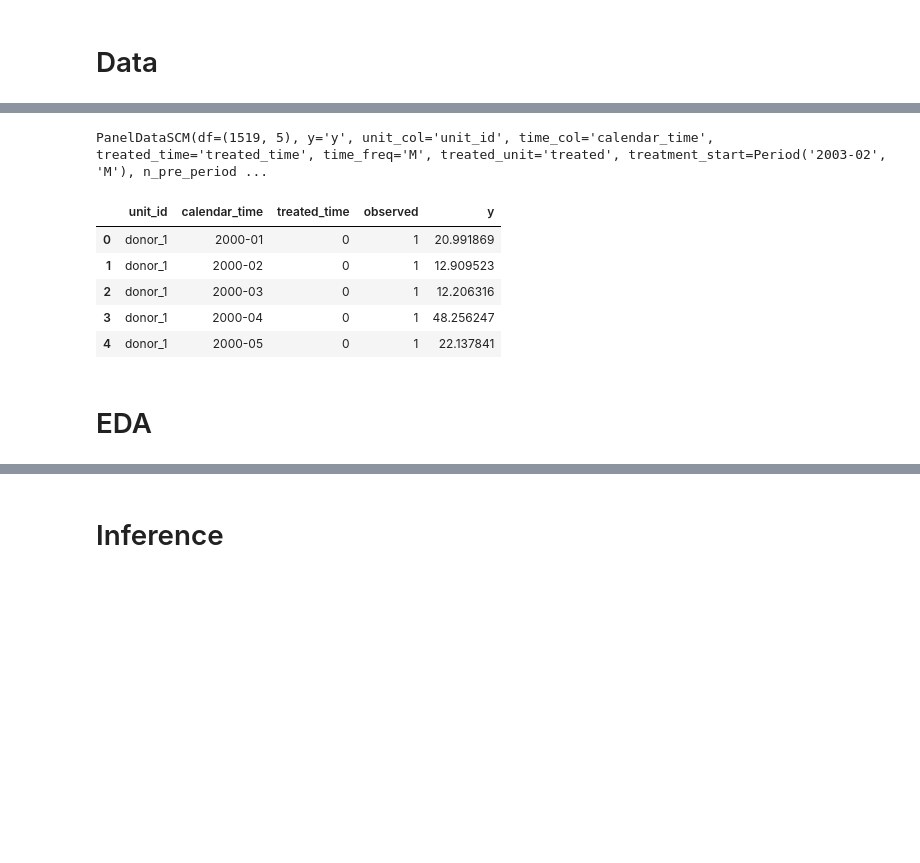
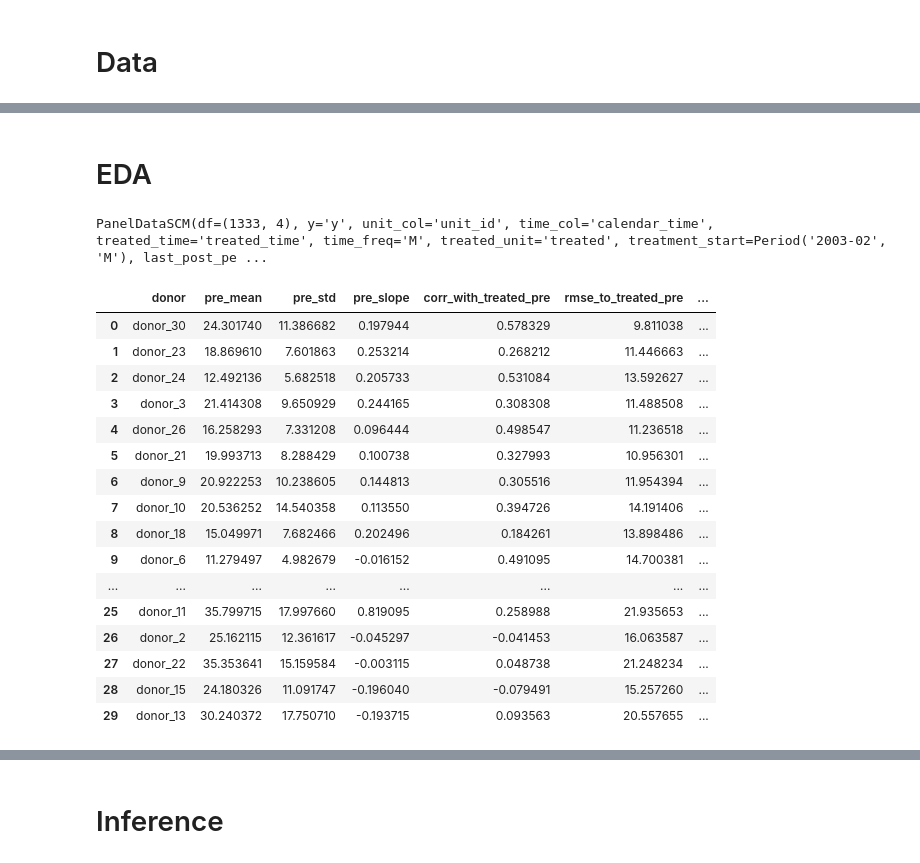
Before and after one commit to IoannMartynov/Causalis, a Jupyter notebook: notebooks/scenarios/synthetic_control.ipynb, the cells around one changed output, grey strips where cells are left out. Drawn from its saved outputs; the diff is of its cells as text; code cells hidden in the pictures; blank space fills up the shorter version.

```diff
--- a/notebooks/scenarios/synthetic_control.ipynb
+++ b/notebooks/scenarios/synthetic_control.ipynb
@@ -34,17 +34,9 @@ paneldata = PanelDataSCM(
     time_col='calendar_time',
     treated_time='treated_time'
 )
-paneldata
-# %% [output]
-PanelDataSCM(df=(1519, 5), y='y', unit_col='unit_id', time_col='calendar_time', treated_time='treated_time', time_freq='M', treated_unit='treated', treatment_start=Period('2003-02', 'M'), n_pre_period ...
-# %%
-paneldata.df.head()
-# %% [output]
-|  | unit_id | calendar_time | treated_time | observed | y |
-| 0 | donor_1 | 2000-01 | 0 | 1 | 20.991869 |
-| 1 | donor_1 | 2000-02 | 0 | 1 | 12.909523 |
-| 2 | donor_1 | 2000-03 | 0 | 1 | 12.206316 |
-| 3 | donor_1 | 2000-04 | 0 | 1 | 48.256247 |
-| 4 | donor_1 | 2000-05 | 0 | 1 | 22.137841 |
 # %% [markdown]
 # EDA
+# %%
+paneldata
+# %% [output]
+PanelDataSCM(df=(1333, 4), y='y', unit_col='unit_id', time_col='calendar_time', treated_time='treated_time', time_freq='M', treated_unit='treated', treatment_start=Period('2003-02', 'M'), last_post_pe ...
@@ -51,3 +45,23 @@ paneldata.df.head()
+# %%
+donors_diagnostics(paneldata)
+# %% [output]
+|  | donor | pre_mean | pre_std | pre_slope | corr_with_treated_pre | rmse_to_treated_pre | ... |
+| 0 | donor_30 | 24.301740 | 11.386682 | 0.197944 | 0.578329 | 9.811038 | ... |
+| 1 | donor_23 | 18.869610 | 7.601863 | 0.253214 | 0.268212 | 11.446663 | ... |
+| 2 | donor_24 | 12.492136 | 5.682518 | 0.205733 | 0.531084 | 13.592627 | ... |
+| 3 | donor_3 | 21.414308 | 9.650929 | 0.244165 | 0.308308 | 11.488508 | ... |
+| 4 | donor_26 | 16.258293 | 7.331208 | 0.096444 | 0.498547 | 11.236518 | ... |
+| 5 | donor_21 | 19.993713 | 8.288429 | 0.100738 | 0.327993 | 10.956301 | ... |
+| 6 | donor_9 | 20.922253 | 10.238605 | 0.144813 | 0.305516 | 11.954394 | ... |
+| 7 | donor_10 | 20.536252 | 14.540358 | 0.113550 | 0.394726 | 14.191406 | ... |
+| 8 | donor_18 | 15.049971 | 7.682466 | 0.202496 | 0.184261 | 13.898486 | ... |
+| 9 | donor_6 | 11.279497 | 4.982679 | -0.016152 | 0.491095 | 14.700381 | ... |
+| ... | ... | ... | ... | ... | ... | ... | ... |
+| 25 | donor_11 | 35.799715 | 17.997660 | 0.819095 | 0.258988 | 21.935653 | ... |
+| 26 | donor_2 | 25.162115 | 12.361617 | -0.045297 | -0.041453 | 16.063587 | ... |
+| 27 | donor_22 | 35.353641 | 15.159584 | -0.003115 | 0.048738 | 21.248234 | ... |
+| 28 | donor_15 | 24.180326 | 11.091747 | -0.196040 | -0.079491 | 15.257260 | ... |
+| 29 | donor_13 | 30.240372 | 17.750710 | -0.193715 | 0.093563 | 20.557655 | ... |
 # %%
 from causalis.scenarios.synthetic_control.refutation import outcome_panel_plot
 
```
Also changed, not shown: parts of 16 cells of this notebook, 24 other files.
